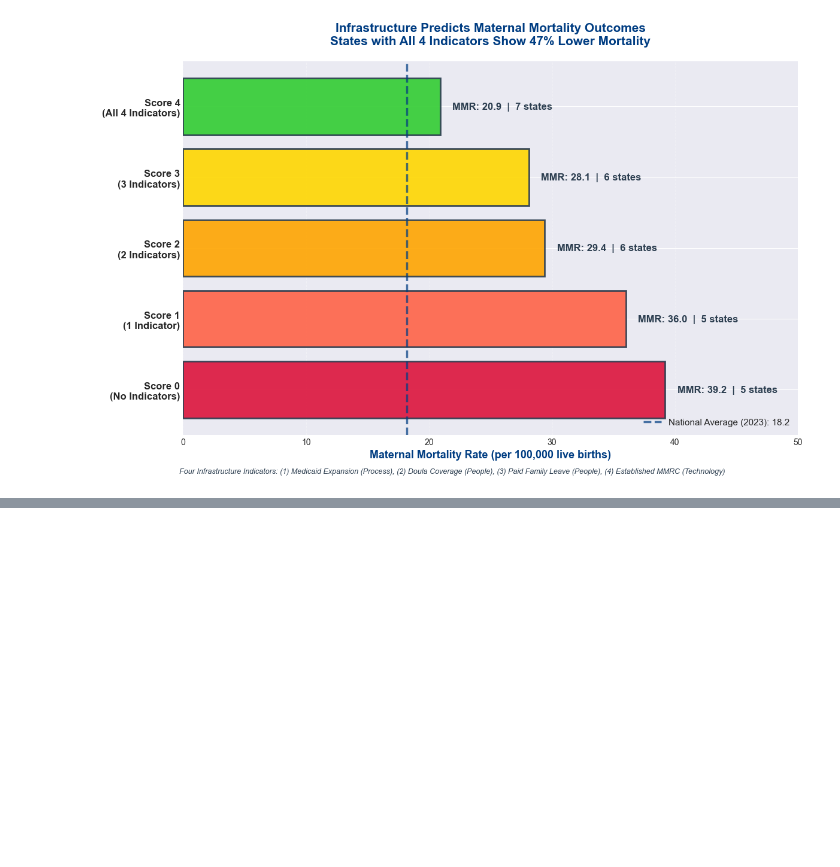
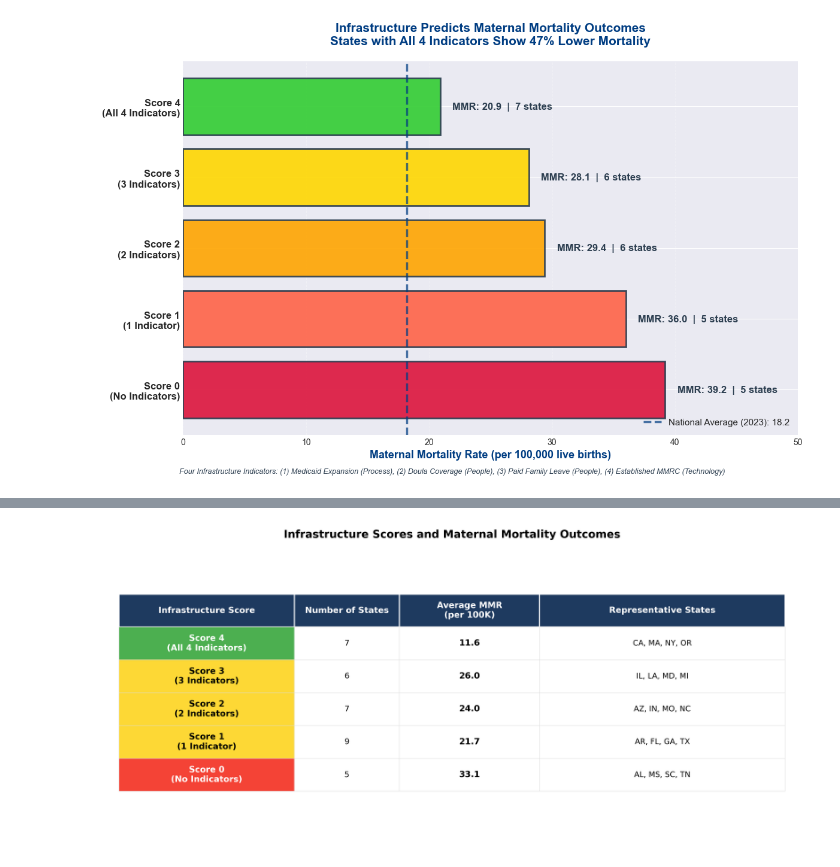
Before and after one commit to marshelton3/equity-metrics-dashboard, a Jupyter notebook: notebooks/04_policy_brief_visuals.ipynb, the cells around one changed output, grey strips where cells are left out. Cells and saved outputs as stored; diff of their text form; code cells hidden in the pictures; blank space fills up the shorter version.

```diff
--- a/notebooks/04_policy_brief_visuals.ipynb
+++ b/notebooks/04_policy_brief_visuals.ipynb
@@ -442,0 +441,96 @@ plt.show()
+# %%
+import matplotlib.pyplot as plt
+import pandas as pd
+
+# YOUR ACTUAL DATA from analysis
+infra_data = {
+    'Infrastructure Score': [
+        'Score 4\n(All 4 Indicators)',
+        'Score 3\n(3 Indicators)',
+        'Score 2\n(2 Indicators)',
+        'Score 1\n(1 Indicator)',
+        'Score 0\n(No Indicators)'
+    ],
+    'Number of States': [7, 6, 7, 9, 5],
+    'Average MMR\n(per 100K)': [11.6, 26.0, 24.0, 21.7, 33.1],
+    'Representative States': [
+        'CA, MA, NY, OR',
+        'IL, LA, MD, MI',
+        'AZ, IN, MO, NC',
+        'AR, FL, GA, TX',
+        'AL, MS, SC, TN'
+    ]
+}
+
+df_table = pd.DataFrame(infra_data)
+
+# Create figure
+fig, ax = plt.subplots(figsize=(13, 6), dpi=300)
+ax.axis('tight')
+ax.axis('off')
+
+# Create table
+table = ax.table(cellText=df_table.values,
+                colLabels=df_table.columns,
+                cellLoc='center',
+                loc='center',
+                colWidths=[0.25, 0.15, 0.20, 0.35])
+
+# Style
+table.auto_set_font_size(False)
+table.set_fontsize(11)
+table.scale(1, 3)
+
+# Header styling - Dark blue
+for i in range(len(df_table.columns)):
+    cell = table[(0, i)]
+    cell.set_facecolor('#1e3a5f')
+    cell.set_text_props(weight='bold', color='white', ha='center')
+    cell.set_edgecolor('white')
+    cell.set_linewidth(1.5)
+
+# Score column colors
+score_colors = [
+    '#4CAF50',  # Score 4 - Green
+    '#FDD835',  # Score 3 - Yellow
+    '#FDD835',  # Score 2 - Yellow
+    '#FDD835',  # Score 1 - Yellow
+    '#F44336'   # Score 0 - Red
+]
+
+score_text_colors = ['white', 'black', 'black', 'black', 'white']
+
+# Apply styling
+for i in range(len(df_table)):
+    for j in range(len(df_table.columns)):
+        cell = table[(i+1, j)]
+
+        if j == 0:  # FIRST COLUMN - colored
+            cell.set_facecolor(score_colors[i])
+            cell.set_text_props(weight='bold', color=score_text_colors[i], ha='center', size=11)
+        else:  # OTHER COLUMNS - white
+            cell.set_facecolor('white')
+            cell.set_text_props(color='black', ha='center', weight='normal', size=10)
+
+            if j == 2:  # Bold MMR column
+                cell.set_text_props(color='black', ha='center', weight='bold', size=11)
+
+        cell.set_edgecolor('#dddddd')
+        cell.set_linewidth(0.5)
+
+# Title with MINIMAL padding (changed from pad=8 to pad=4)
+plt.title('Infrastructure Scores and Maternal Mortality Outcomes',
+          fontsize=14, fontweight='bold', pad=4)
+
+plt.tight_layout()
+
+plt.savefig('chart3_infrastructure_table.png',
+            dpi=300,
+            bbox_inches='tight',
+            facecolor='white')
+
+plt.show()
+
+print("✓ Chart 3 saved as: chart3_infrastructure_table.png")
+# %% [output]
+[figure, added]
```
Also changed, not shown: parts of 7 cells of this notebook, 12 other files.
